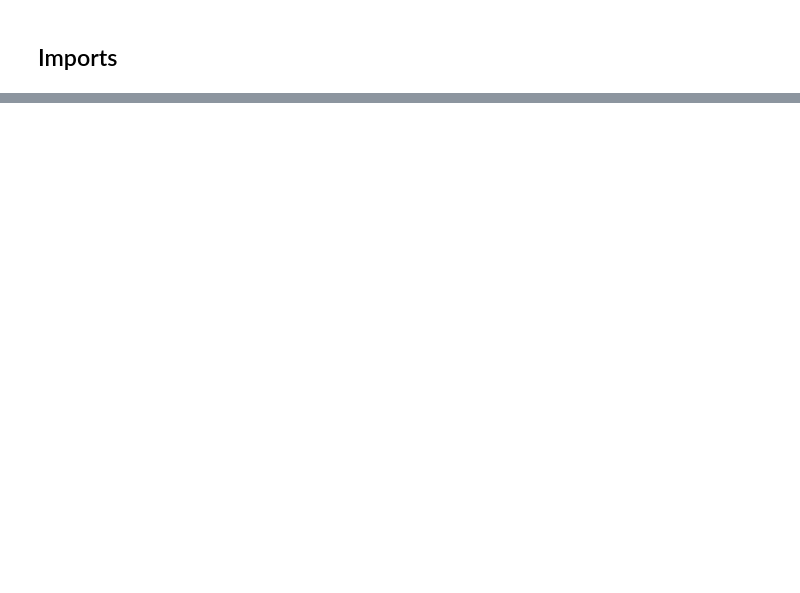
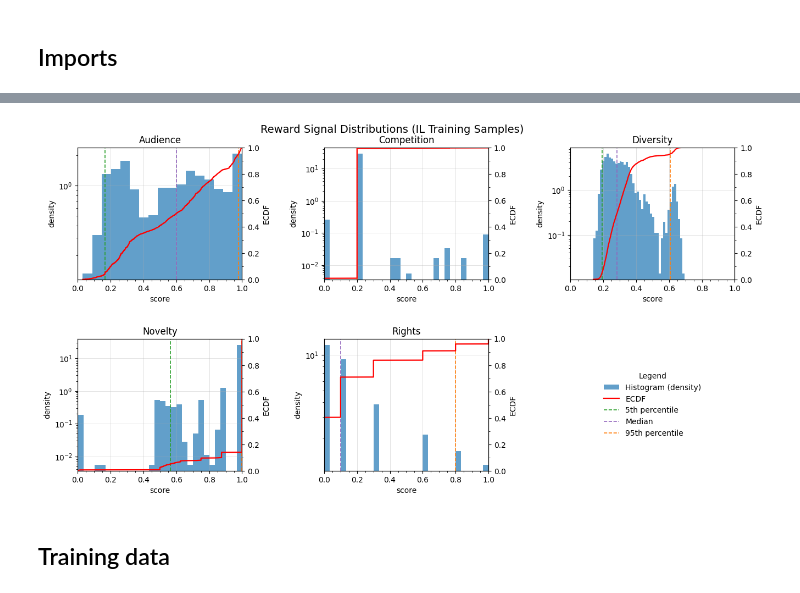
Before and after one commit to charlielopez123/RTS-curator-recommendation-system, a Jupyter notebook: experiments/notebooks/IL_testing.ipynb, the cells around one changed output, grey strips where cells are left out. Drawn from its saved outputs; the diff is of its cells as text; code cells hidden in the pictures; blank space fills up the shorter version.

```diff
--- a/experiments/notebooks/IL_testing.ipynb
+++ b/experiments/notebooks/IL_testing.ipynb
@@ -47,0 +50,5 @@ historical_programming_df
+# %%
+import joblib
+training_samples = joblib.load(cfg.processed_dir / "IL" / "training_samples.joblib")
+print(f"Loaded {len(training_samples)} training samples")
+print(f"Sample keys: {training_samples[0].keys()}")
@@ -47,0 +60,6 @@ historical_programming_df
+# %%
+# Extract reward signals from all samples
+from cts_recommender.utils.visualization import extract_reward_signals, print_reward_statistics
+
+signals = extract_reward_signals(training_samples)
+print_reward_statistics(signals)
@@ -47,0 +74,24 @@ historical_programming_df
+# %%
+# Create visualization with 5 subplots for each reward component
+from cts_recommender.utils.visualization import plot_reward_distributions
+import matplotlib.pyplot as plt
+
+# Prepare signals dict with capitalized names for display
+signals_display = {
+    "Audience": signals['audience'],
+    "Competition": signals['competition'],
+    "Diversity": signals['diversity'],
+    "Novelty": signals['novelty'],
+    "Rights": signals['rights'],
+}
+
+# Create the plot
+fig, axes = plot_reward_distributions(
+    signals_display,
+    title="Reward Signal Distributions (IL Training Samples)"
+)
+plt.show()
+# %% [output]
+[figure, added]
+# %% [markdown]
+## Training data
```
Also changed, not shown: parts of 12 cells of this notebook, 49 other files.
